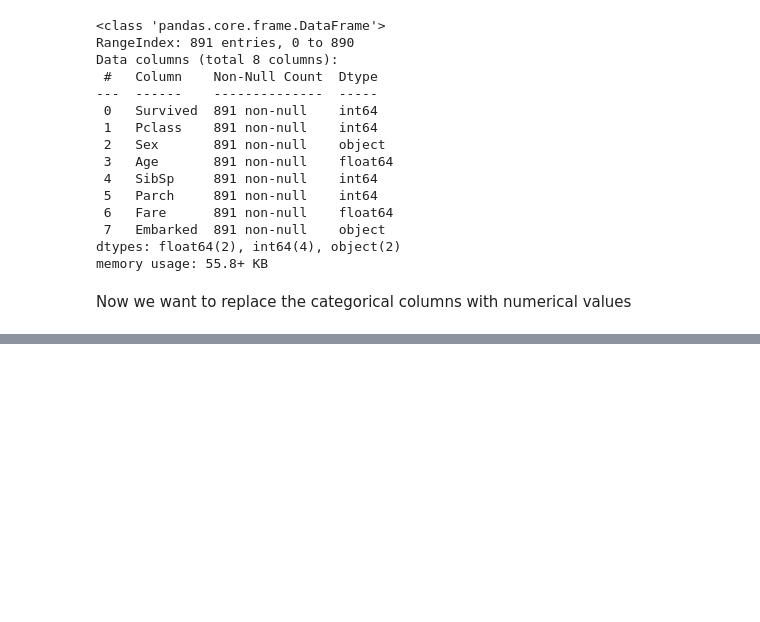
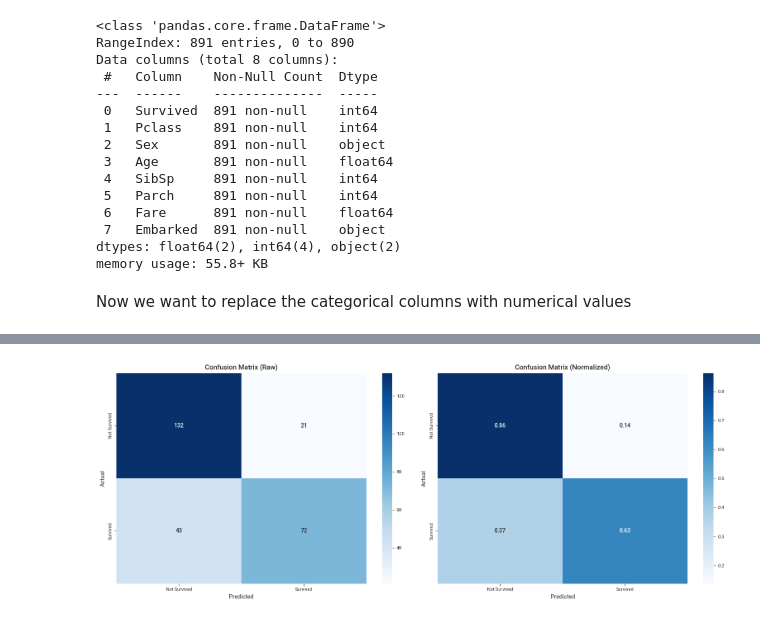
Before and after one commit to keronell/Titanic_ML2, a Jupyter notebook: Titanic.ipynb, the cells around one changed output, grey strips where cells are left out. Drawn from its saved outputs; the diff is of its cells as text; code cells hidden in the pictures; blank space fills up the shorter version.

```diff
--- a/Titanic.ipynb
+++ b/Titanic.ipynb
@@ -504,0 +478,87 @@ OneHot Encoding Accuracy: 77.61%
+# %%
+from sklearn.linear_model import LogisticRegression
+from sklearn.metrics import accuracy_score, precision_score, recall_score, f1_score, confusion_matrix
+from sklearn.feature_selection import RFECV
+from sklearn.model_selection import StratifiedKFold
+import seaborn as sns
+import matplotlib.pyplot as plt
+
+# Initialize Logistic Regression with Elastic Net regularization
+logreg_elastic = LogisticRegression(penalty='elasticnet', solver='saga', max_iter=5000,C=1.0, random_state=1, l1_ratio=0.5)
+
+# Perform RFECV for feature selection
+rfecv = RFECV(
+    estimator=logreg_elastic,
+    step=1,
+    cv=StratifiedKFold(5),  # 5-fold cross-validation
+    scoring='f1',
+    n_jobs=-1  # Use all available processors
+)
+
+# Fit RFECV on the training data (OneHot encoded)
+rfecv.fit(X_train_onehot, t_train_onehot)
+
+# Transform the datasets to use only the selected features
+X_train_selected = rfecv.transform(X_train_onehot)
+X_val_selected = rfecv.transform(X_val_onehot)
+
+# Train the logistic regression model on the selected features
+logreg_elastic.fit(X_train_selected, t_train_onehot)
+
+# Predict on the validation set
+t_pred_selected = logreg_elastic.predict(X_val_selected)
+
+# Calculate various metrics
+accuracy = accuracy_score(t_val_onehot, t_pred_selected)
+precision = precision_score(t_val_onehot, t_pred_selected)
+recall = recall_score(t_val_onehot, t_pred_selected)
+f1 = f1_score(t_val_onehot, t_pred_selected)
+conf_matrix = confusion_matrix(t_val_onehot, t_pred_selected)
+
+# Normalize the confusion matrix
+conf_matrix_normalized = conf_matrix.astype('float') / conf_matrix.sum(axis=1)[:, np.newaxis]
+
+# Print the results
+print("Results of the Logistic Regression with RFECV and Elastic Net Regularization:")
+print(f"Number of Features Selected: {rfecv.n_features_}")
+print(f"Accuracy: {accuracy:.2f}")
+print(f"Precision: {precision:.2f}")
+print(f"Recall: {recall:.2f}")
+print(f"F1 Score: {f1:.2f}")
+
+# Print the confusion matrix
+print("\nConfusion Matrix (Raw):")
+print(conf_matrix)
+
+print("\nConfusion Matrix (Normalized):")
+print(conf_matrix_normalized)
+
+# Visualize the confusion matrices
+plt.figure(figsize=(16, 6))
+
+# Raw Confusion Matrix
+plt.subplot(1, 2, 1)
+sns.heatmap(conf_matrix, annot=True, fmt='d', cmap='Blues', xticklabels=['Not Survived', 'Survived'], yticklabels=['Not Survived', 'Survived'])
+plt.title("Confusion Matrix (Raw)")
+plt.xlabel("Predicted")
+plt.ylabel("Actual")
+
+# Normalized Confusion Matrix
+plt.subplot(1, 2, 2)
+sns.heatmap(conf_matrix_normalized, annot=True, fmt='.2f', cmap='Blues', xticklabels=['Not Survived', 'Survived'], yticklabels=['Not Survived', 'Survived'])
+plt.title("Confusion Matrix (Normalized)")
+plt.xlabel("Predicted")
+plt.ylabel("Actual")
+
+plt.tight_layout()
+plt.show()
+
+# Visualize the RFECV feature selection process
+plt.figure(figsize=(10, 6))
+plt.title("RFECV: Number of Features vs F1 Score")
+plt.xlabel("Number of Features Selected")
+plt.ylabel("Cross-Validation F1 Score")
+plt.plot(range(1, len(rfecv.cv_results_['mean_test_score']) + 1), rfecv.cv_results_['mean_test_score'], marker='o')
+plt.tight_layout()
+plt.show()
+# %% [output]
@@ -504,0 +579 @@ OneHot Encoding Accuracy: 77.61%
+[figure, added]
```
Also changed, not shown: parts of 15 cells of this notebook, 1 other file.
